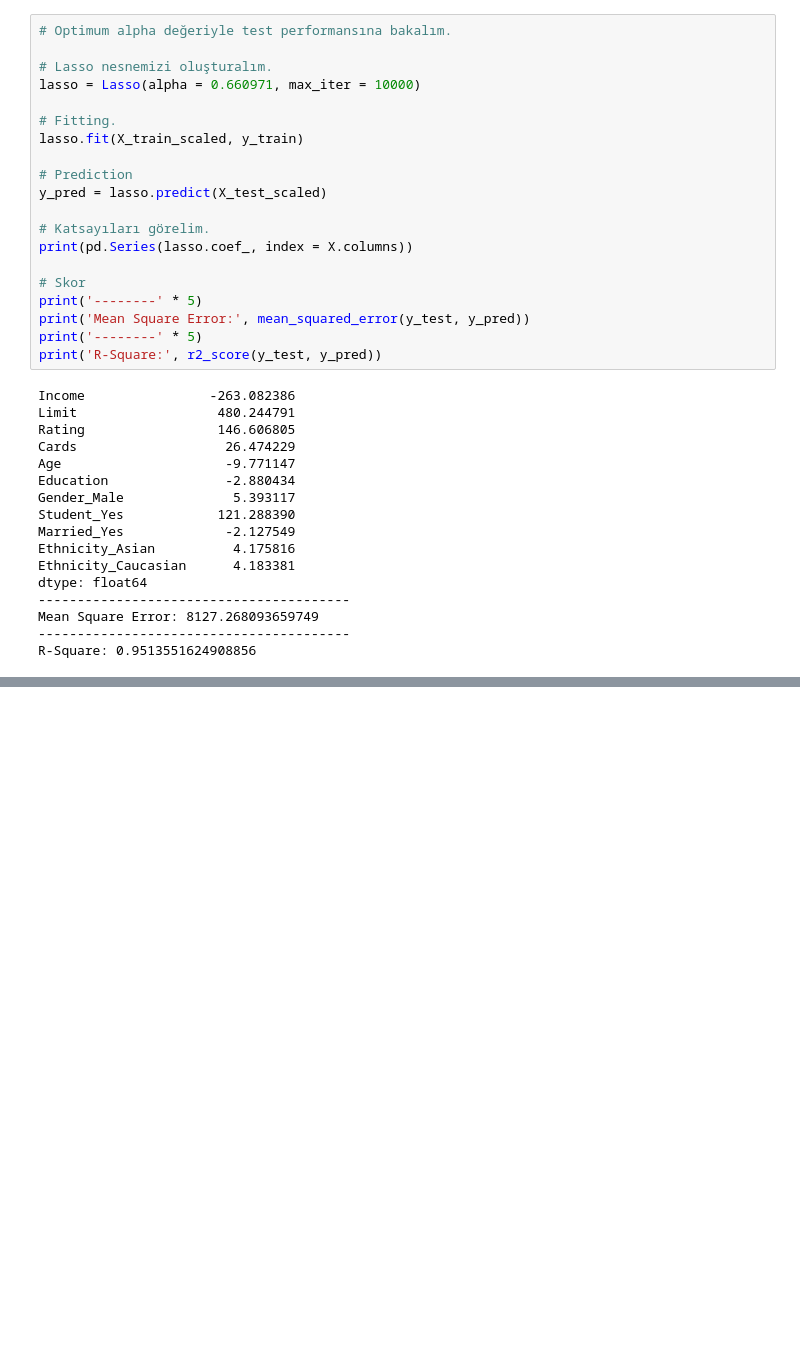
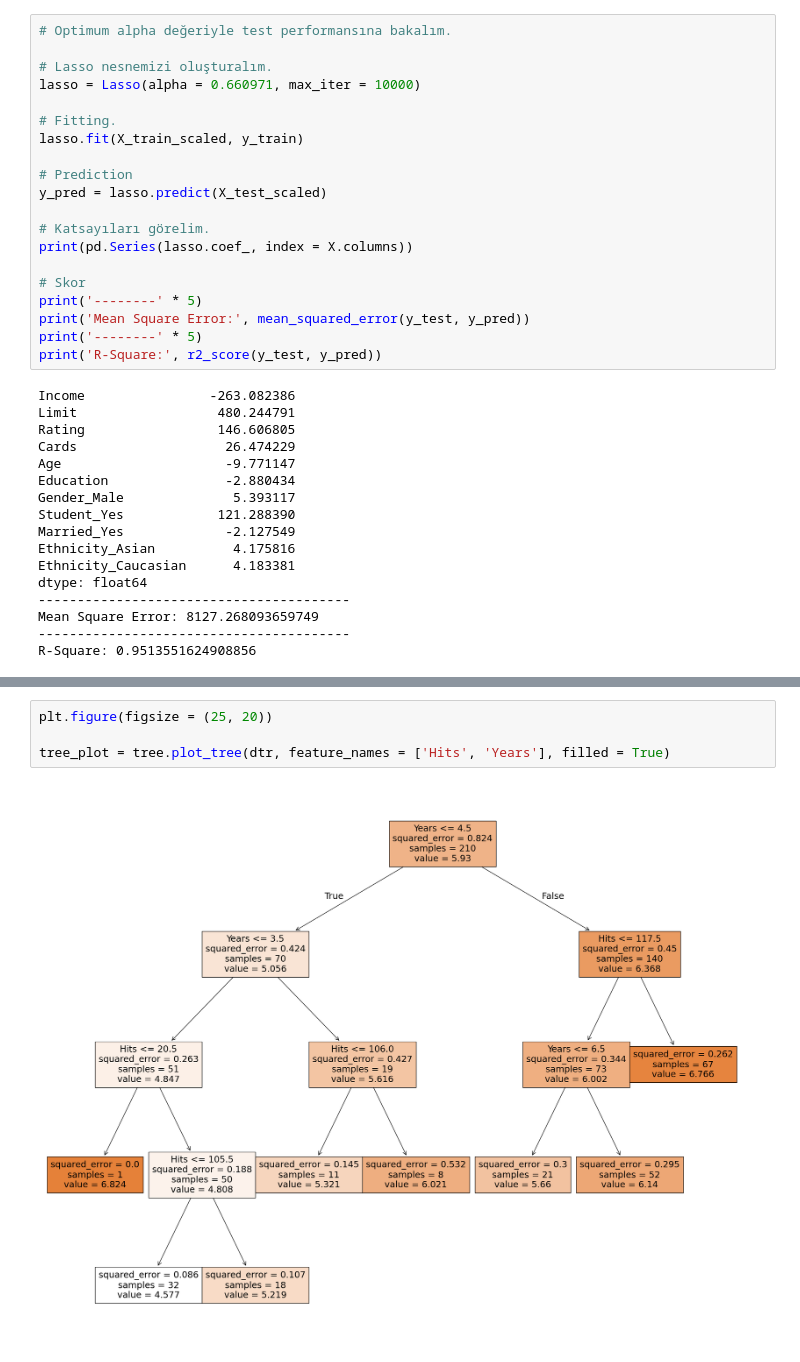
Before and after one commit to mybozkir/Machine_Learning_Practices, a Jupyter notebook: 1-Regression_Practices_TUR.ipynb, the cells around one changed output, grey strips where cells are left out. Drawn from its saved outputs; the diff is of its cells as text; blank space fills up the shorter version.

```diff
--- a/1-Regression_Practices_TUR.ipynb
+++ b/1-Regression_Practices_TUR.ipynb
@@ -1107,0 +1193,6 @@ R-Square: 0.9513551624908856
+# %%
+plt.figure(figsize = (25, 20))
+
+tree_plot = tree.plot_tree(dtr, feature_names = ['Hits', 'Years'], filled = True)
+# %% [output]
+[figure, added]
```
Also changed, not shown: parts of 22 cells of this notebook.
